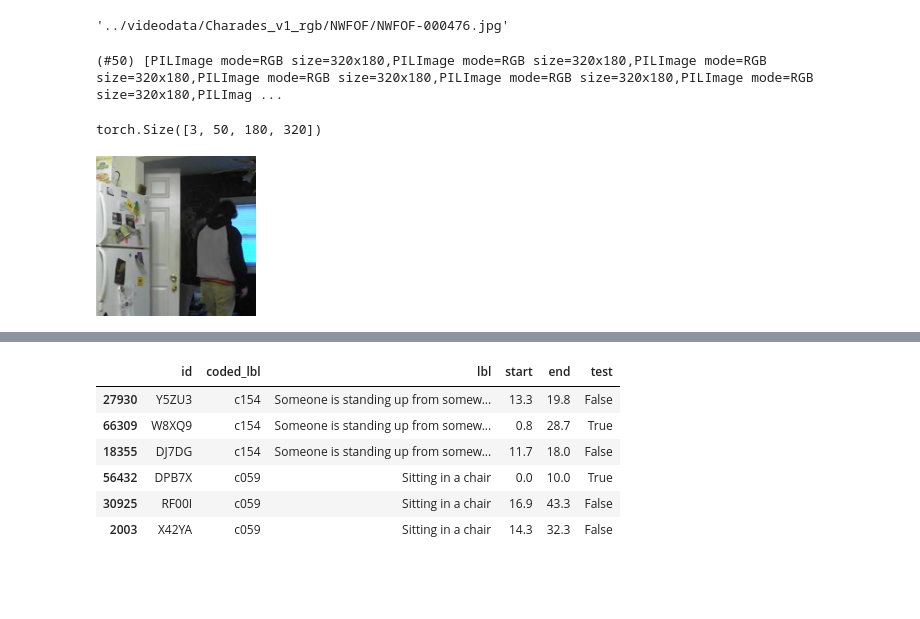
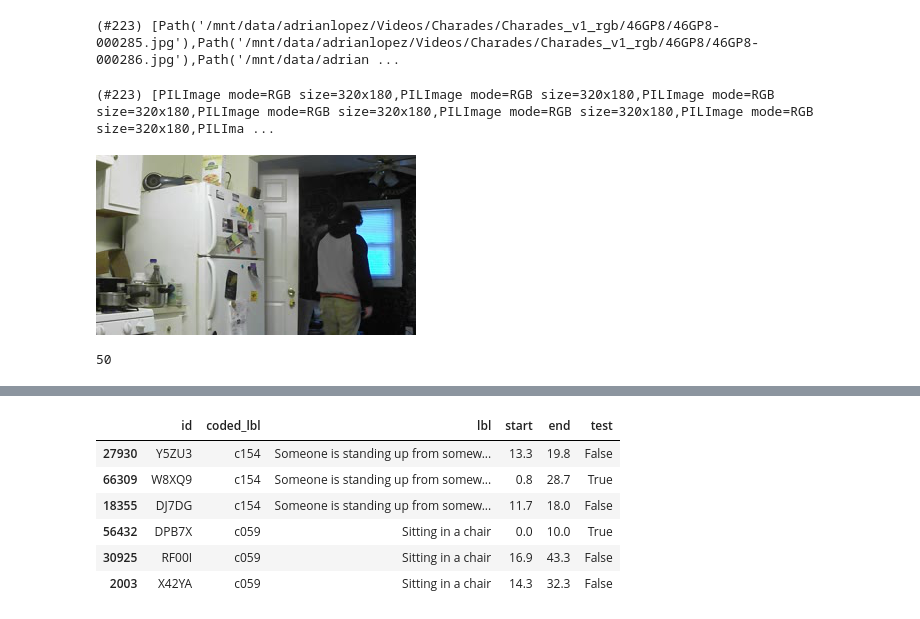
Before and after one commit to ThesisSlayers/thesis, a Jupyter notebook: 03_video_block.ipynb, the cells around one changed output, grey strips where cells are left out. Drawn from its saved outputs; the diff is of its cells as text; code cells hidden in the pictures; blank space fills up the shorter version.

```diff
--- a/03_video_block.ipynb
+++ b/03_video_block.ipynb
@@ -22,12 +47,15 @@ def show_frames(video,start=0, end=5):
+# %%
+vid_as_paths = DF2Paths(path_charades)(vid_as_series)
+vid_as_paths
+# %% [output]
+(#223) [Path('/mnt/data/adrianlopez/Videos/Charades/Charades_v1_rgb/46GP8/46GP8-000285.jpg'),Path('/mnt/data/adrianlopez/Videos/Charades/Charades_v1_rgb/46GP8/46GP8-000286.jpg'),Path('/mnt/data/adrian ...
 # %%
-
+#export
 @patch
 def insert(l:L, i, o):
     l.items.insert(i, o)
 
 class Video(L):
-    ''' the init function takes a list of PILImage s'''
-
     @classmethod
     def create(cls, paths:(L,list,str), sep='\n'):
         '''create images from frames path in a video'''
@@ -46,39 +74,4 @@ class Video(L):
     def __rmul__(self, n):
         return self*n
 
-    def __getitem__(self, idx): return self._get(idx) if is_indexer(idx) else Video(self._get(idx), use_list=None, ID=self.ID)
+    def __getitem__(self, idx): return self._get(idx) if is_indexer(idx) else Video(self._get(idx), use_list=None)
-# %%
-Video.create(['../videodata/Charades_v1_rgb/NWFOF/NWFOF-000476.jpg','../videodata/Charades_v1_rgb/NWFOF/NWFOF-000477.jpg']).ID
-# %% [output]
-'../videodata/Charades_v1_rgb/NWFOF/NWFOF-000476.jpg'
-# %%
-#export
-
-@patch
-def insert(l:L, i, o):
-    l.items.insert(i, o)
-#Video class with ID
-class Video(L):
-    ''' the init function takes a list of PILImage s'''
-    def __init__(self, items=None, *rest, use_list=False, match=None, ID=None):
-        self.ID=ID
-        L.__init__(self, items=items, *rest, use_list=use_list, match=match)
-    @classmethod
-    def create(cls, paths:(L,list,str), sep='\n'):
-        '''create images from frames path in a video'''
-        paths = paths.split(sep) if isinstance(paths, str) else paths
-        return cls(map(PILImage.create, paths),ID=paths[0])
-
-    def __mul__(self, n):
-        neg = n < 0
-        if n==0 or abs(n) >=1: return self[[(i+neg)//n for i in range(abs(int(n))*len(self))]]
-        else: return self/(1/n)
-
-    def __truediv__(self, n):
-        n = int(n)
-        return self[::n]
-
-    def __rmul__(self, n):
-        return self*n
-
-    def __getitem__(self, idx): return self._get(idx) if is_indexer(idx) else Video(self._get(idx), use_list=None, ID=self.ID)
@@ -94,3 +78,10 @@ vid*3
+# %%
+vid_as_imgs = Video.create(vid_as_paths)
+print(vid_as_imgs)
+vid_as_imgs[0]
+# %% [output]
+(#223) [PILImage mode=RGB size=320x180,PILImage mode=RGB size=320x180,PILImage mode=RGB size=320x180,PILImage mode=RGB size=320x180,PILImage mode=RGB size=320x180,PILImage mode=RGB size=320x180,PILIma ...
+[figure, added]
 # %%
 #export
 def snippets_from_video(vid, l=10, s=2):
@@ -136,14 +122,7 @@ def encodes(self, vid:Video):
-# %%
-path_charades = Path('/mnt/data/adrianlopez/Videos/Charades')
-vid = pd.read_csv(path_charades/'df0.csv', index_col=0).loc[0]
-vid = ResizeTime(50)(Video.create(DF2Paths(path_charades)(vid)))
-vid
-# %% [output]
-(#50) [PILImage mode=RGB size=320x180,PILImage mode=RGB size=320x180,PILImage mode=RGB size=320x180,PILImage mode=RGB size=320x180,PILImage mode=RGB size=320x180,PILImage mode=RGB size=320x180,PILImag ...
-# %%
-ToTensor()(vid).shape
-# %% [output]
-torch.Size([3, 50, 180, 320])
+# %%
+len(ResizeTime(50)(vid_as_imgs))
+# %% [output]
+50
 # %%
 #export
 def _get_sz(x):
@@ -165,10 +144,3 @@ def encodes(self, video:Video):
                        resize_mode=self.mode_mask if isinstance(frame,PILMask) else self.mode, resize_to=self.size)))
             nw_vid.append(fastaiImg)
         return Video(nw_vid)
-# %%
-path_charades = Path('/mnt/data/adrianlopez/Videos/Charades')
-vid = pd.read_csv(path_charades/'df0.csv', index_col=0).loc[0]
-vid = Video.create(DF2Paths(path_charades)(vid))
-Resize(160)(vid)[0]
-# %% [output]
-[figure, removed]
```
Also changed, not shown: parts of 19 cells of this notebook, 7 other files.
